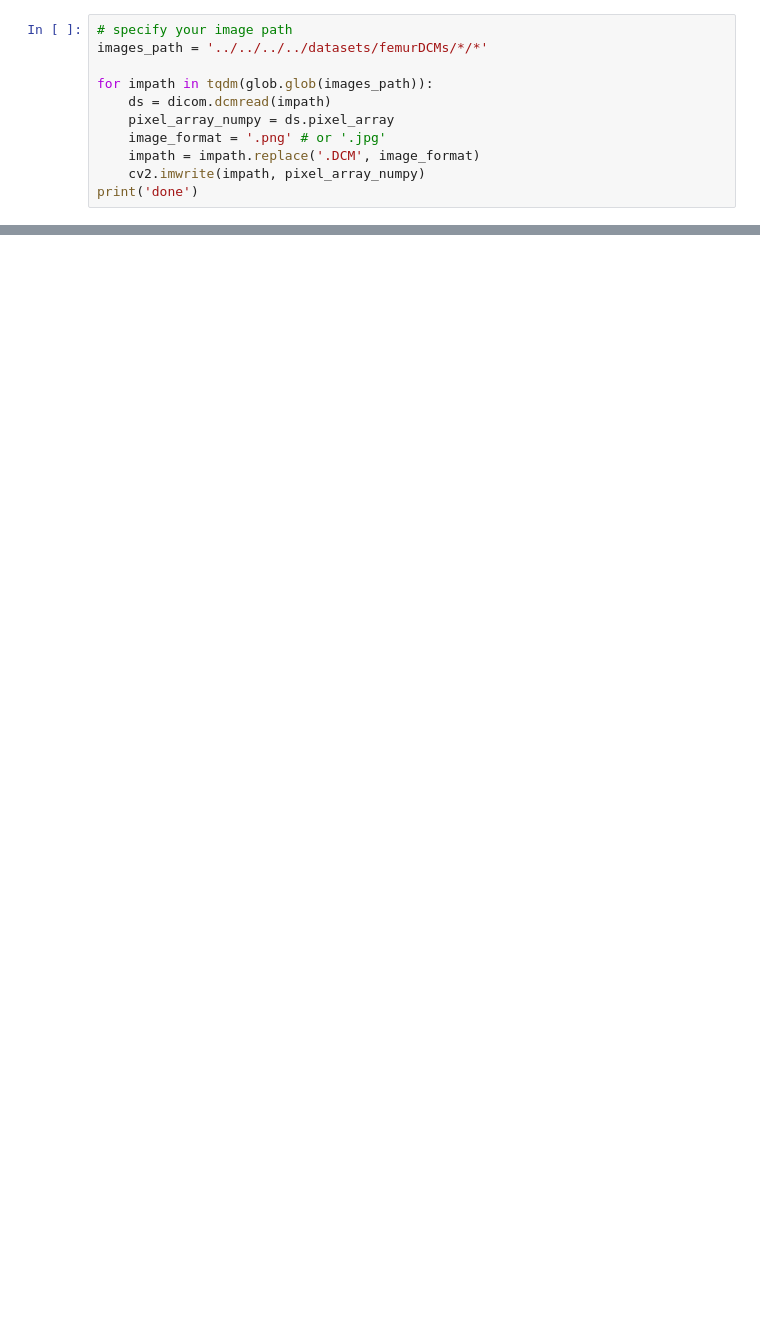
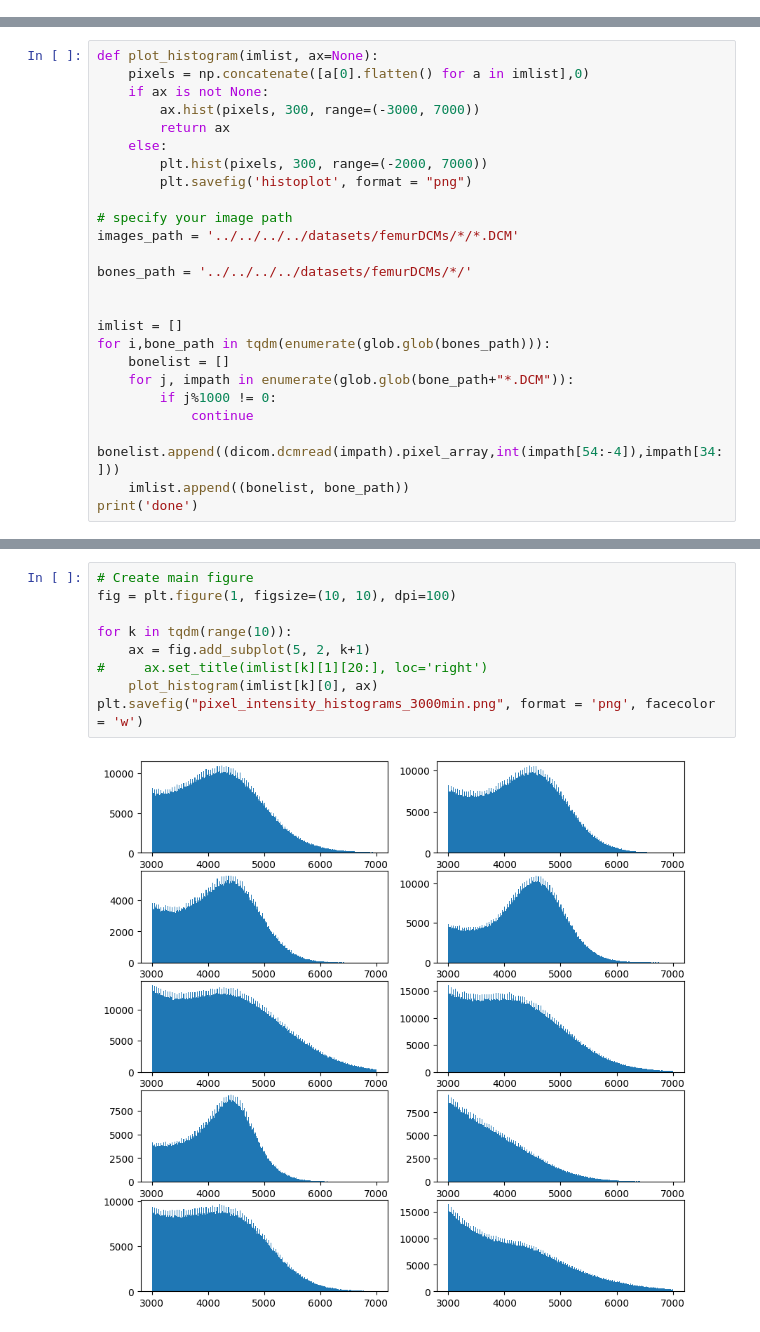
Before and after one commit to trevor-chan/Probabilistic-SR-CT, a Jupyter notebook: lucidrains_diffusion/conditional_tests/CT_preprocess.ipynb, the cells around one changed output, grey strips where cells are left out. Drawn from its saved outputs; the diff is of its cells as text; blank space fills up the shorter version.

```diff
--- a/lucidrains_diffusion/conditional_tests/CT_preprocess.ipynb
+++ b/lucidrains_diffusion/conditional_tests/CT_preprocess.ipynb
@@ -11,11 +12,0 @@ from itertools import islice
-# %%
-# specify your image path
-images_path = '../../../../datasets/femurDCMs/*/*'
-
-for impath in tqdm(glob.glob(images_path)):
-    ds = dicom.dcmread(impath)
-    pixel_array_numpy = ds.pixel_array
-    image_format = '.png' # or '.jpg'
-    impath = impath.replace('.DCM', image_format)
-    cv2.imwrite(impath, pixel_array_numpy)
-print('done')
@@ -52,0 +119,25 @@ print(np.max(img)-np.min(img))
+# %%
+def plot_histogram(imlist, ax=None):
+    pixels = np.concatenate([a[0].flatten() for a in imlist],0)
+    if ax is not None:
+        ax.hist(pixels, 300, range=(-3000, 7000))
+        return ax
+    else:
+        plt.hist(pixels, 300, range=(-2000, 7000))
+        plt.savefig('histoplot', format = "png")
+
+# specify your image path
+images_path = '../../../../datasets/femurDCMs/*/*.DCM'
+
+bones_path = '../../../../datasets/femurDCMs/*/'
+
+
+imlist = []
+for i,bone_path in tqdm(enumerate(glob.glob(bones_path))):
+    bonelist = []
+    for j, impath in enumerate(glob.glob(bone_path+"*.DCM")):
+        if j%1000 != 0:
+            continue
+        bonelist.append((dicom.dcmread(impath).pixel_array,int(impath[54:-4]),impath[34:]))
+    imlist.append((bonelist, bone_path))
+print('done')
@@ -52,0 +146,11 @@ print(np.max(img)-np.min(img))
+# %%
+# Create main figure
+fig = plt.figure(1, figsize=(10, 10), dpi=100)
+
+for k in tqdm(range(10)):
+    ax = fig.add_subplot(5, 2, k+1)
+#     ax.set_title(imlist[k][1][20:], loc='right')
+    plot_histogram(imlist[k][0], ax)
+plt.savefig("pixel_intensity_histograms_3000min.png", format = 'png', facecolor = 'w')
+# %% [output]
+[figure, added]
```
Also changed, not shown: parts of 10 cells of this notebook, 7 other files.
